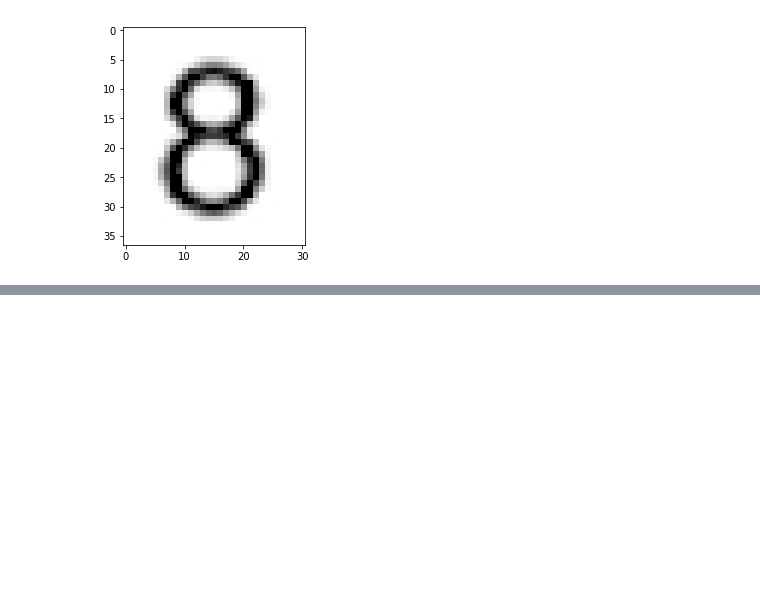
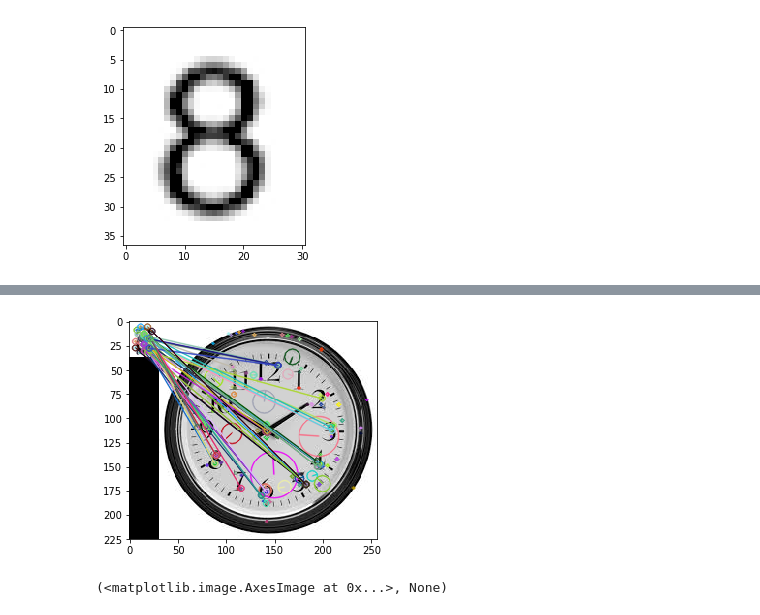
Before and after one commit to coolmich/coco, a Jupyter notebook: clock_algo/playground.ipynb, the cells around one changed output, grey strips where cells are left out. Cells and saved outputs as stored; diff of their text form; code cells hidden in the pictures; blank space fills up the shorter version.

```diff
--- a/clock_algo/playground.ipynb
+++ b/clock_algo/playground.ipynb
@@ -50,0 +52,14 @@ error: /opt/concourse/worker/volumes/live/3b96f7c7-93a4-48c6-665d-2f7ff1dac914/v
+# %%
+bf = cv2.BFMatcher()
+matches = bf.knnMatch(des2,des1, k=3)
+# Apply ratio test
+good = []
+for pts in matches:
+#     if m.distance < 0.75*n.distance:
+    good.append([x for x in pts if x.distance < pts[0].distance * 1.3])
+# cv2.drawMatchesKnn expects list of lists as matches.
+img3 = cv2.drawMatchesKnn(img2,kp2,img,kp1,good,None,flags=2)
+plt.imshow(img3),plt.show()
+# %% [output]
+[figure, added]
+(<matplotlib.image.AxesImage at 0x...>, None)
```
Also changed, not shown: parts of 16 cells of this notebook, 5 other files.
